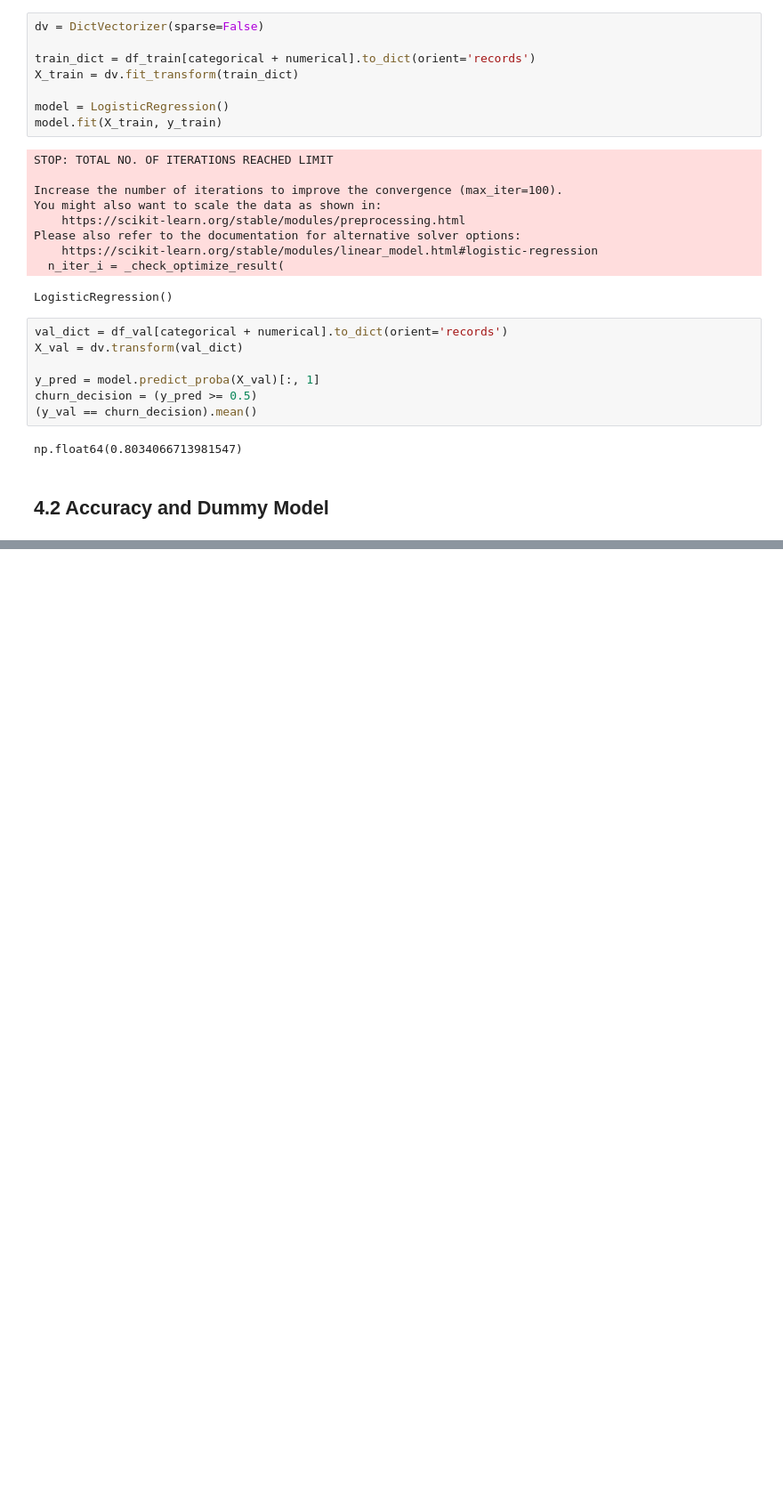
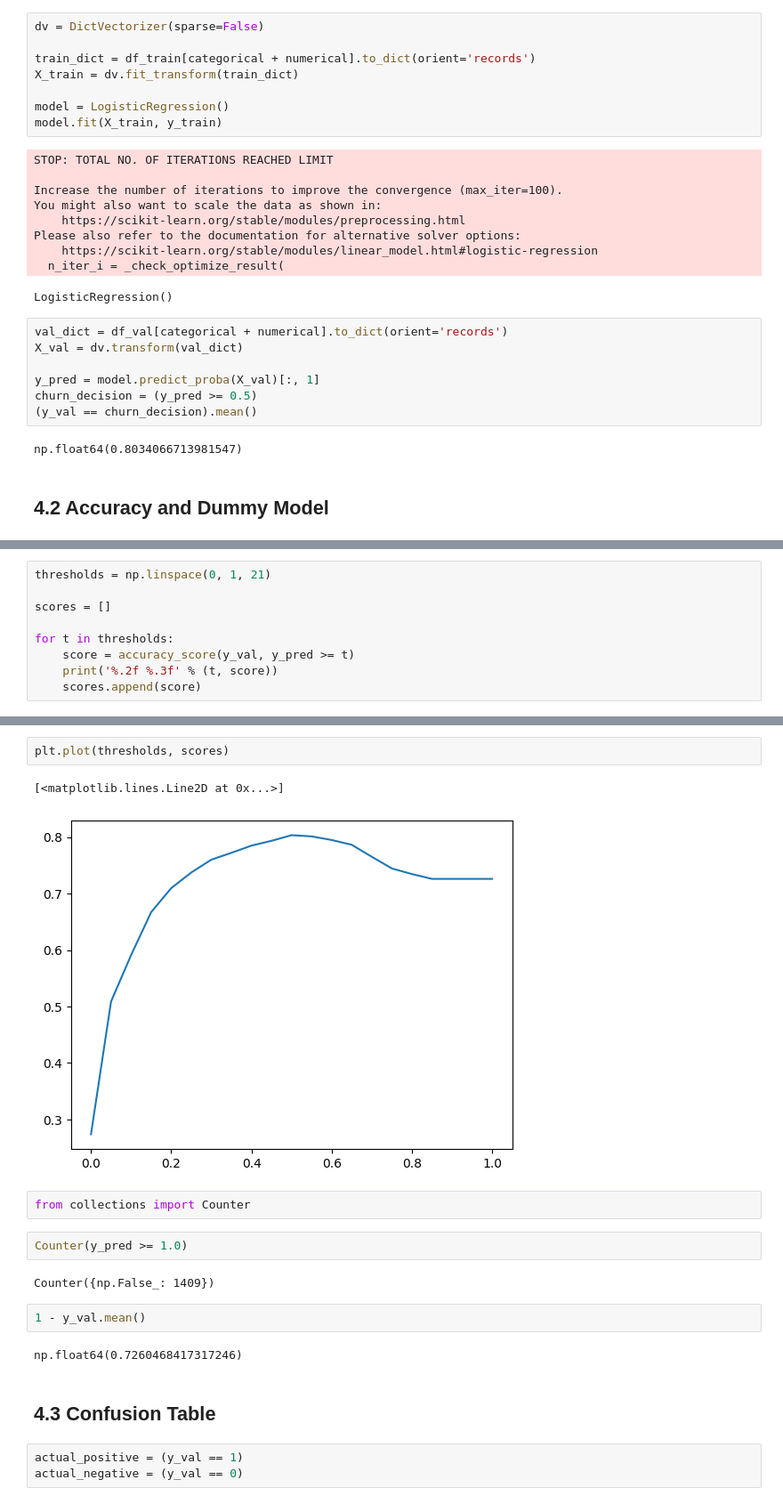
Before and after one commit to ayman-stat/ML-Zoomcamp-2025, a Jupyter notebook: 04-Evaluation/Notebook.ipynb, the cells around one changed output, grey strips where cells are left out. Shown: that part at 89% size. Saved outputs shown, nothing was run; the diff lists cells and outputs as text; blank space fills up the shorter version.

```diff
--- a/04-Evaluation/Notebook.ipynb
+++ b/04-Evaluation/Notebook.ipynb
@@ -112,0 +135,9 @@ np.float64(0.8034066713981547)
+# %%
+thresholds = np.linspace(0, 1, 21)
+
+scores = []
+
+for t in thresholds:
+    score = accuracy_score(y_val, y_pred >= t)
+    print('%.2f %.3f' % (t, score))
+    scores.append(score)
@@ -112,0 +162,20 @@ np.float64(0.8034066713981547)
+# %%
+plt.plot(thresholds, scores)
+# %% [output]
+[<matplotlib.lines.Line2D at 0x...>]
+[figure, added]
+# %%
+from collections import Counter
+# %%
+Counter(y_pred >= 1.0)
+# %% [output]
+Counter({np.False_: 1409})
+# %%
+1 - y_val.mean()
+# %% [output]
+np.float64(0.7260468417317246)
+# %% [markdown]
+## 4.3 Confusion Table
+# %%
+actual_positive = (y_val == 1)
+actual_negative = (y_val == 0)
```
Also changed, not shown: parts of 68 cells of this notebook.
